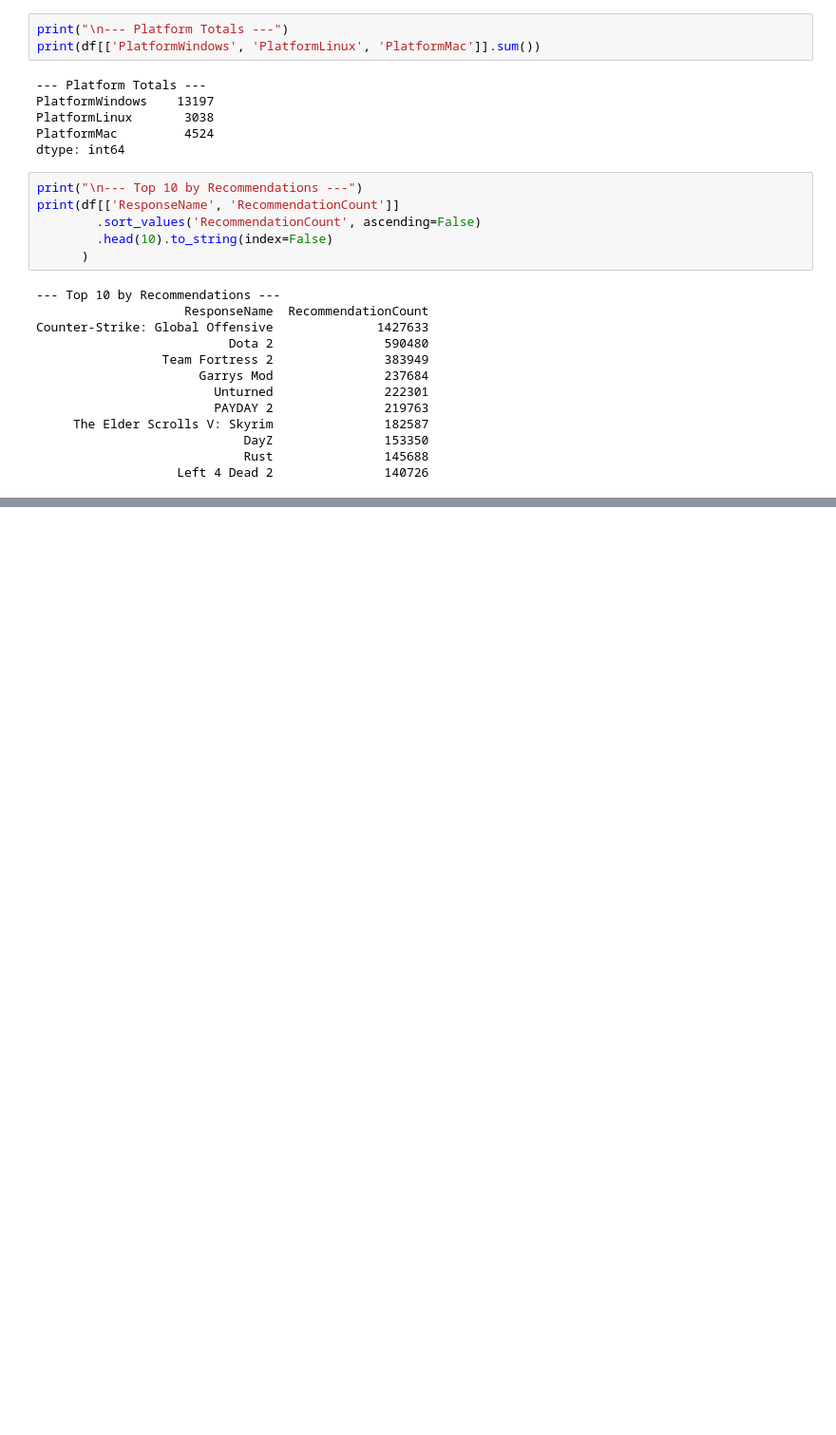
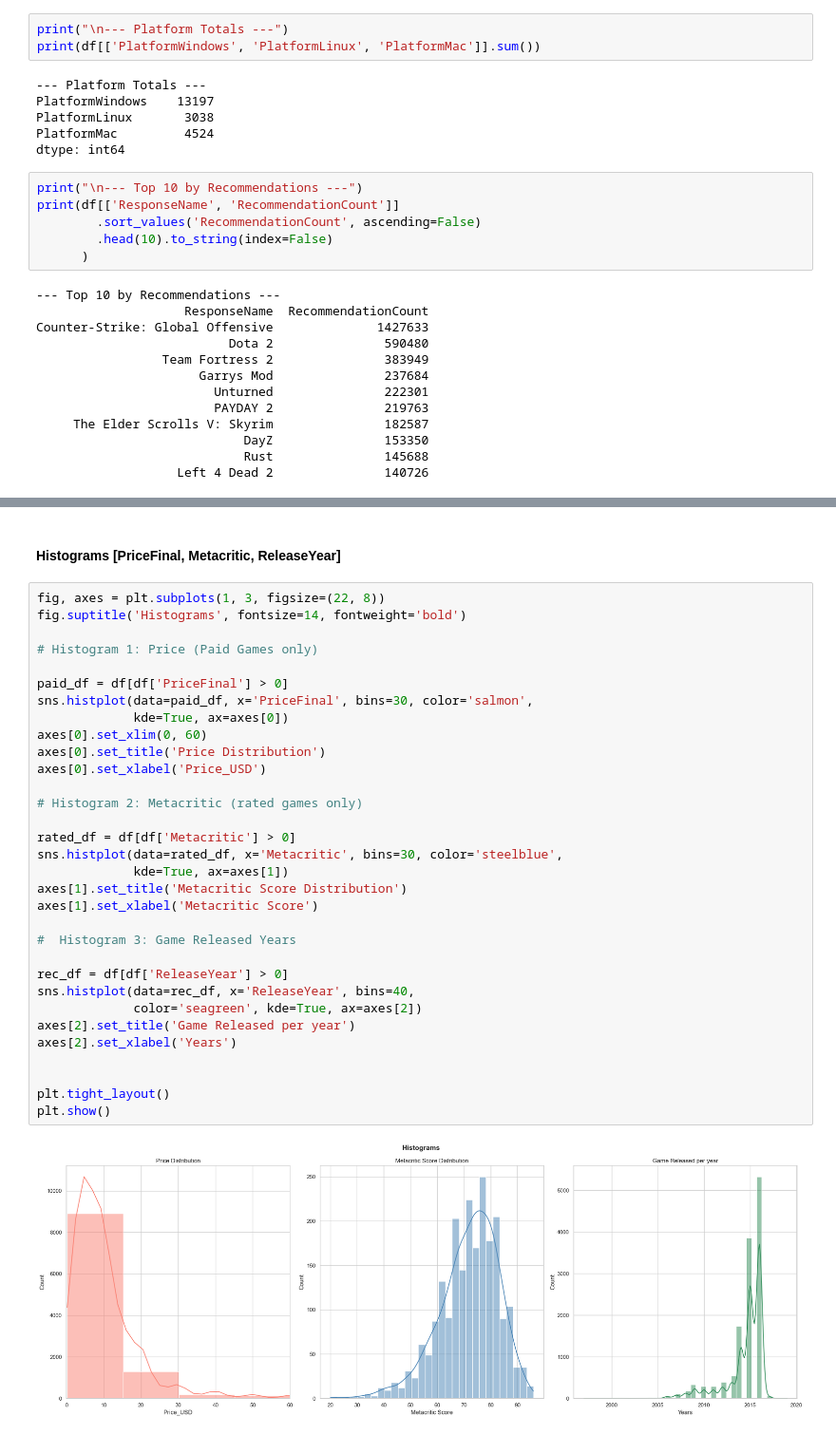
Before and after one commit to Pranishgrg21/Game_features_analysis, a Jupyter notebook: game_analysis.ipynb, the cells around one changed output, grey strips where cells are left out. Shown at 95% size. Drawn from its saved outputs; the diff is of its cells as text; blank space fills up the shorter version.

```diff
--- a/game_analysis.ipynb
+++ b/game_analysis.ipynb
@@ -670,0 +872,36 @@ Counter-Strike: Global Offensive              1427633
+# %% [markdown]
+#### Histograms [PriceFinal, Metacritic, ReleaseYear]
+# %%
+fig, axes = plt.subplots(1, 3, figsize=(22, 8))
+fig.suptitle('Histograms', fontsize=14, fontweight='bold')
+
+# Histogram 1: Price (Paid Games only)
+
+paid_df = df[df['PriceFinal'] > 0]
+sns.histplot(data=paid_df, x='PriceFinal', bins=30, color='salmon',
+             kde=True, ax=axes[0])
+axes[0].set_xlim(0, 60)
+axes[0].set_title('Price Distribution')
+axes[0].set_xlabel('Price_USD')
+
+# Histogram 2: Metacritic (rated games only)
+
+rated_df = df[df['Metacritic'] > 0]
+sns.histplot(data=rated_df, x='Metacritic', bins=30, color='steelblue',
+             kde=True, ax=axes[1])
+axes[1].set_title('Metacritic Score Distribution')
+axes[1].set_xlabel('Metacritic Score')
+
+#  Histogram 3: Game Released Years
+
+rec_df = df[df['ReleaseYear'] > 0]
+sns.histplot(data=rec_df, x='ReleaseYear', bins=40,
+             color='seagreen', kde=True, ax=axes[2])
+axes[2].set_title('Game Released per year')
+axes[2].set_xlabel('Years')
+
+
+plt.tight_layout()
+plt.show()
+# %% [output]
+[figure, added]
```
Also changed, not shown: parts of 19 cells of this notebook, 2 other files.
